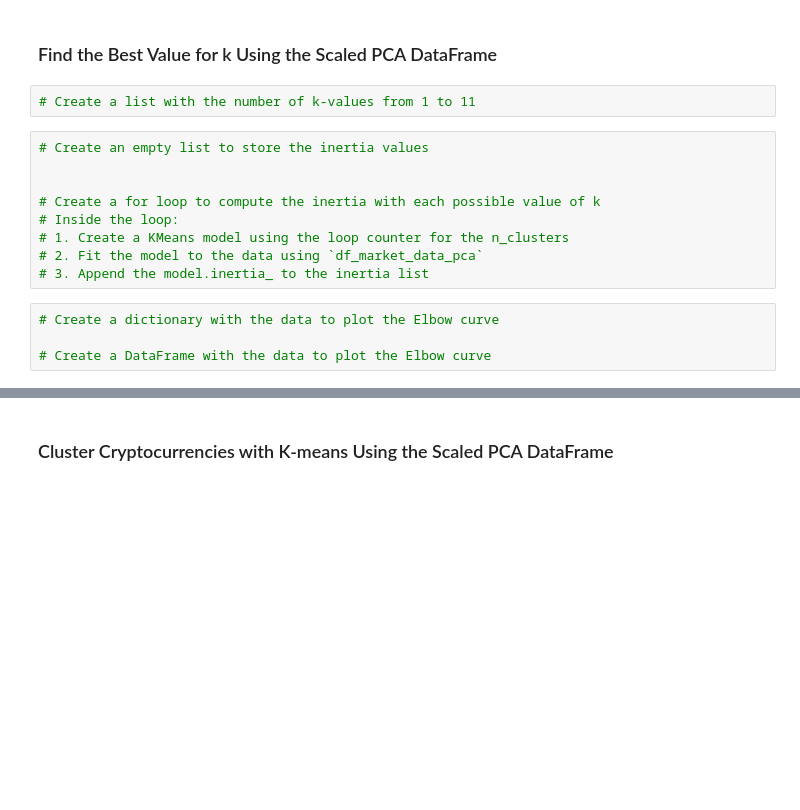
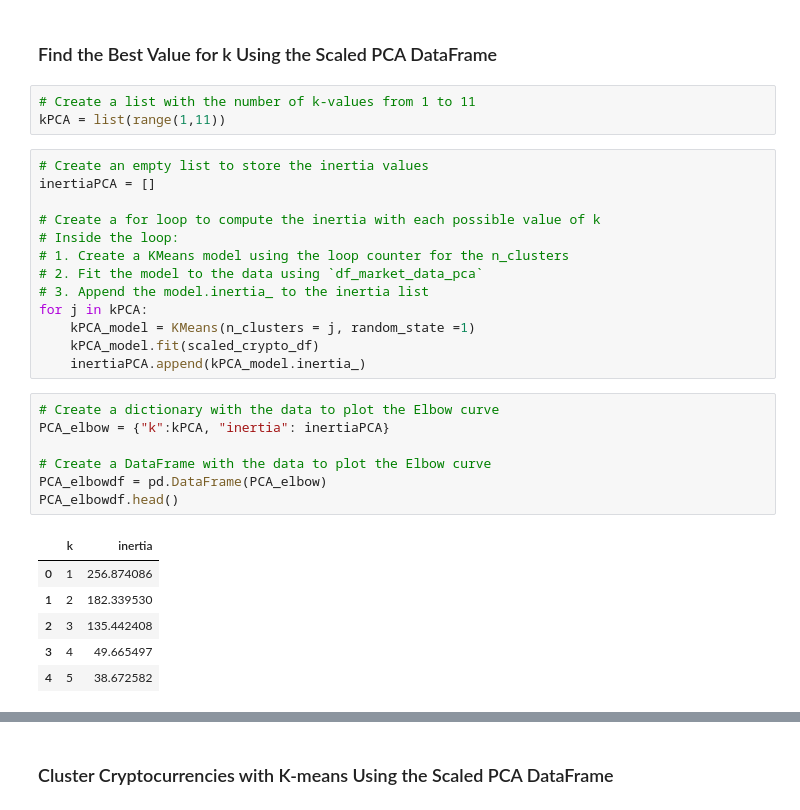
Before and after one commit to lilianaperezdiaz/CryptoClustering, a Jupyter notebook: Crypto_Clustering.ipynb, the cells around one changed output, grey strips where cells are left out. Cells and saved outputs as stored; diff of their text form; blank space fills up the shorter version.

```diff
--- a/Crypto_Clustering.ipynb
+++ b/Crypto_Clustering.ipynb
@@ -243,19 +244,34 @@ scaled_crypto_df.head()
 ### Find the Best Value for k Using the Scaled PCA DataFrame
 # %%
 # Create a list with the number of k-values from 1 to 11
+kPCA = list(range(1,11))
 # %%
 # Create an empty list to store the inertia values
-
+inertiaPCA = []
 
 # Create a for loop to compute the inertia with each possible value of k
 # Inside the loop:
 # 1. Create a KMeans model using the loop counter for the n_clusters
 # 2. Fit the model to the data using `df_market_data_pca`
 # 3. Append the model.inertia_ to the inertia list
+for j in kPCA:
+    kPCA_model = KMeans(n_clusters = j, random_state =1)
+    kPCA_model.fit(scaled_crypto_df)
+    inertiaPCA.append(kPCA_model.inertia_)
 # %%
 # Create a dictionary with the data to plot the Elbow curve
+PCA_elbow = {"k":kPCA, "inertia": inertiaPCA}
 
 # Create a DataFrame with the data to plot the Elbow curve
+PCA_elbowdf = pd.DataFrame(PCA_elbow)
+PCA_elbowdf.head()
+# %% [output]
+|  | k | inertia |
+| 0 | 1 | 256.874086 |
+| 1 | 2 | 182.339530 |
+| 2 | 3 | 135.442408 |
+| 3 | 4 | 49.665497 |
+| 4 | 5 | 38.672582 |
 # %%
 # Plot a line chart with all the inertia values computed with
 # the different values of k to visually identify the optimal value for k.
```
Also changed, not shown: parts of 15 cells of this notebook.
